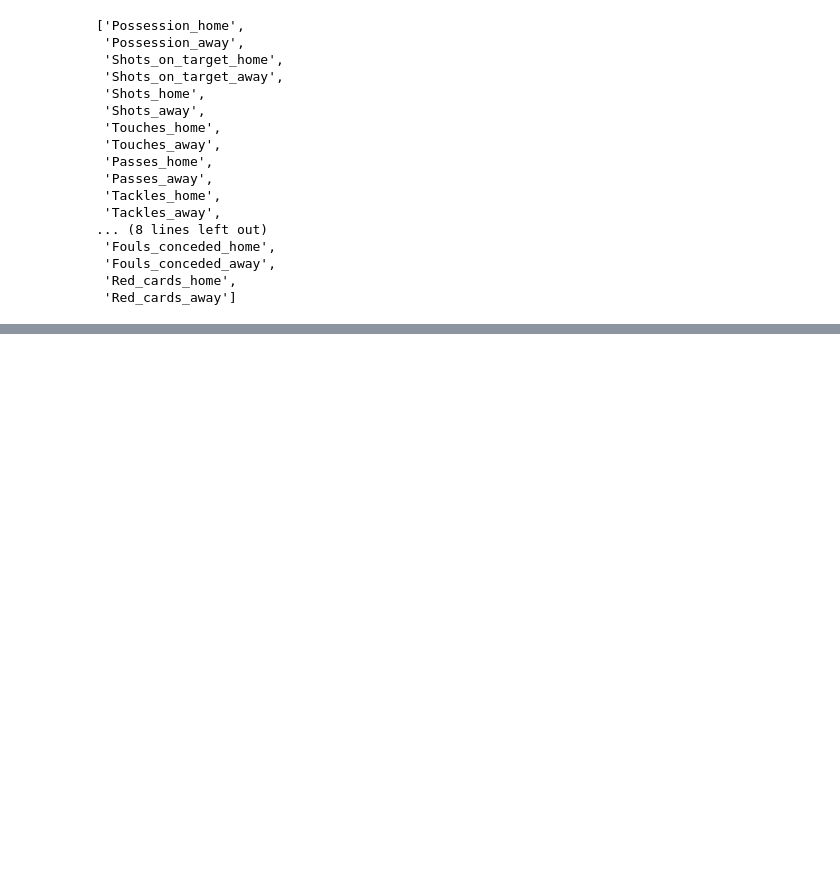
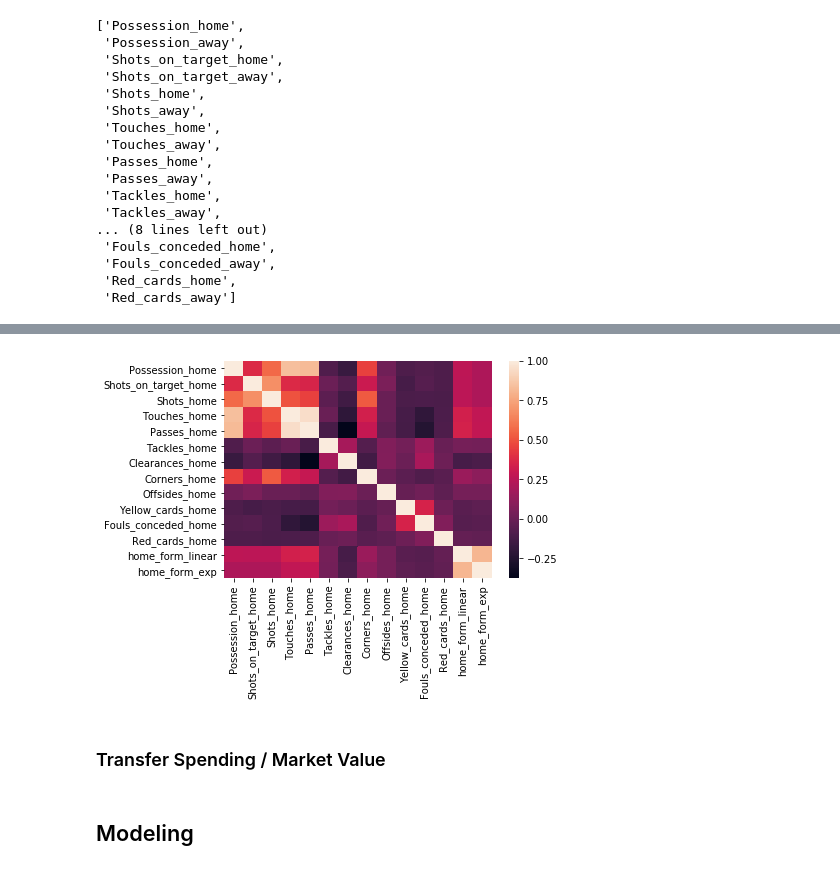
Before and after one commit to tunghoangt/Soccer-prediction-with-Machine-Learning, a Jupyter notebook: models/First_attempt.ipynb, the cells around one changed output, grey strips where cells are left out. Cells and saved outputs as stored; diff of their text form; code cells hidden in the pictures; blank space fills up the shorter version.

Commit message:
include form & VIF analysis to notebook

```diff
--- a/models/First_attempt.ipynb
+++ b/models/First_attempt.ipynb
@@ -52,0 +85,22 @@ list(df_wo)
+# %%
+scores = df[['MatchID', 'Home_team', 'Away_team', 'Score_home', 'Score_away']].values
+gd = gd_vectors(scores)
+
+away_form_linear = []
+home_form_linear = []
+away_form_exp = []
+home_form_exp = []
+for game in scores:
+    id, home_team, away_team, _, _ = game
+    away_form_exp.append( exponential_momentum(id, away_team, gd, alpha = .65) )
+    home_form_exp.append( exponential_momentum(id, home_team, gd, alpha = .65) )
+    away_form_linear.append( linear_momentum(id, away_team, gd) )
+    home_form_linear.append( linear_momentum(id, home_team, gd) )
+
+
+df_form = df_wo.copy()
+df_form['away_form_linear'] = pd.Series(away_form_linear)
+df_form['home_form_linear'] = pd.Series(home_form_linear)
+df_form['away_form_exp'] = pd.Series(away_form_exp)
+df_form['home_form_exp'] = pd.Series(home_form_exp)
+list(df_form)
@@ -53,2 +125,12 @@ list(df_wo)
+# %%
+home_features = [ f for f in list(df_form) if 'home' in f ]
+corr = df_form[home_features].corr()
+_ = sns.heatmap(corr)
+# %% [output]
+[figure, added]
+# %% [markdown]
+### Transfer Spending / Market Value
+# %% [markdown]
+## Modeling
 # %%
 from sklearn.linear_model import LogisticRegression
```
Also changed, not shown: parts of 16 cells of this notebook.
